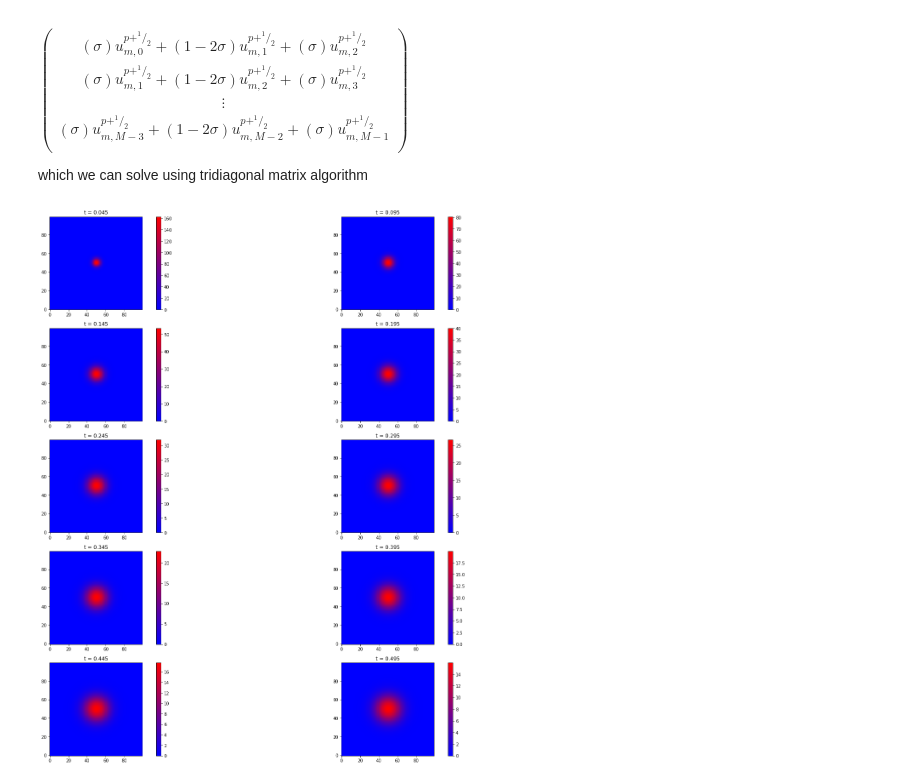
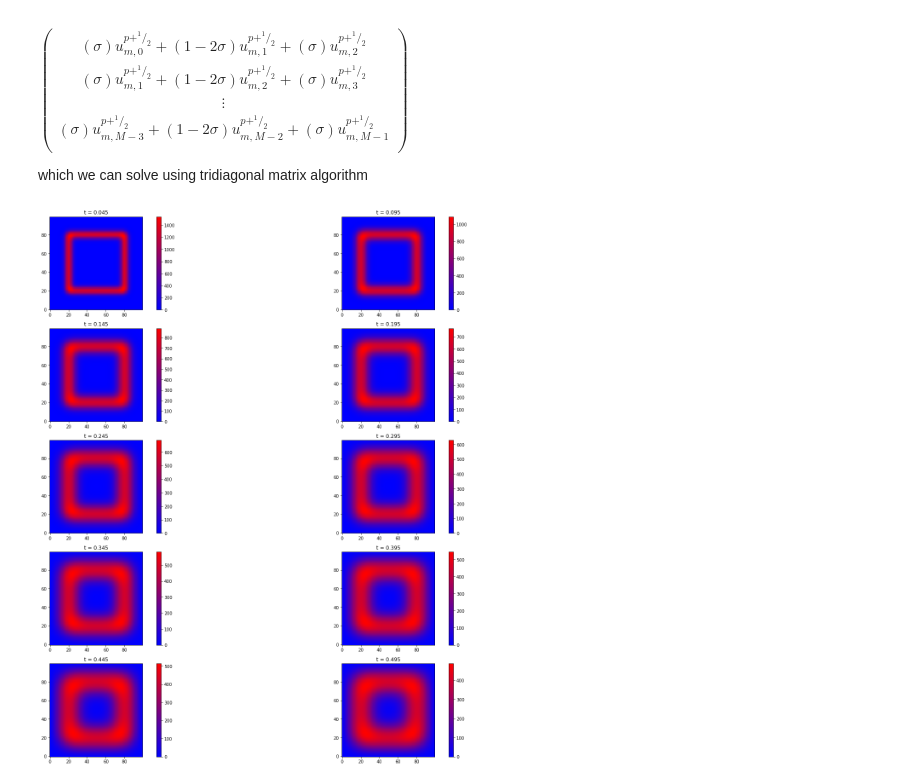
Before and after one commit to IgorSokoloff/MIPT_DCAM_COMPMATH_6SEM, a Jupyter notebook: Project.ipynb, the cells around one changed output. Cells and saved outputs as stored; diff of their text form; code cells hidden in the pictures.

Commit message:
Changed default conditions

```diff
--- a/Project.ipynb
+++ b/Project.ipynb
@@ -132,6 +130,9 @@ import numpy as np
 import matplotlib.pyplot as plt
 from matplotlib.colors import LinearSegmentedColormap
 %matplotlib inline
+# %%
+default_x = np.arange(20,81)
+default_y = np.arange(20,81)
 # %%
 ## parameters
 
@@ -146,7 +147,7 @@ Xmax = Ymax = 1
 number_of_plots = 10
 
 def plot2(u_plot, times, shape):
-    colors = [(0, 0, 1), (1, 0, 0)]  # R -> G -> B
+    colors = [(0, 0, 1), (1,0,0)]  # R -> G -> B
     n_bins = np.full((10), 1000)  # Discretizes the interpolation into bins
     cmap_name = 'my_list'
     fig, axs = plt.subplots(shape[0], shape[1], figsize=(20, 20))
@@ -181,17 +182,19 @@ def plot(u):
     plt.show()
 
 
-def delta(x, y):  # Начальное условие - дельта функция
-    return 1 / h ** 2 if (x == Xmax / 2 and y == Ymax / 2) else 0
+def delta(x, y, j, i):  # Начальное условие - дельта функция
+    #return 1 / h ** 2 if (x == Xmax / 2 and y == Ymax / 2) else 0
+    return 1 / h ** 2 if ((i in default_y and (j ==20 or j==80))or (j in default_x and (i ==20 or i==80))) else 0
 
     sig2 = 0.05**2;
     r2 = (x-Xmax/2)**2 + (y-Ymax/2)**2
 
-
     return np.exp(-r2 / sig2 / 2) / np.sqrt(2*np.pi*sig2)
     #return 1 / h ** 2 if (x == 0.02 and y == 0.02) else 0
 
-def boundary(t):  # Левое граничное условие
+
+
+def boundary(t):  # The left boundary condition
     return 0.0
 
 def solve_tdm(a, b, c, f):
@@ -222,7 +225,7 @@ def scheme(u, sigma, M):
     c[-1] = 0
     c[:-1] = -sigma
 
-    #промежуточный слой
+    #Intermediate layer
     for j in range(1, M - 1):
         for i in range(1, M - 1):
             f1[i - 1] = sigma * u[i][j - 1] + (1 - 2*sigma)*u[i][j] + sigma*u[i][j + 1]
@@ -232,7 +235,7 @@ def scheme(u, sigma, M):
         u_new[1:-1, j] = output1
 
     u = u_new.copy()
-    #целый слой
+    #Whole layer
     for i in range(1, M - 1):
         for j in range(1, M - 1):
             f2[j - 1] = sigma * u[i-1][j] + (1 - 2*sigma)*u[i][j] + sigma*u[i+1][j]
@@ -253,7 +256,7 @@ def solve_heat_conduction(u0, g, method, kappa=0.5, M=100, h=1/M, tau=h/2, tmax=
 
     for i in range (len(Y)):
         for j in range(len(X)):
-            u[i][j] = delta(X[j], Y[i])
+            u[i][j] = delta(X[j], Y[i], j, i)
 
     t = 0.0
     steps = 0.0
@@ -270,34 +273,35 @@ def solve_heat_conduction(u0, g, method, kappa=0.5, M=100, h=1/M, tau=h/2, tmax=
     while t < tmax:
         if t + tau > tmax: tau = tmax - t + 1e-14
         unext = np.empty_like(u)
-        # граничные условия
+
+        # Boundary conditions
         unext[0] = boundary(t + tau)
         unext[M - 1] = boundary(t + tau)
         unext[:, 0] = boundary(t + tau)
         unext[:, M - 1] = boundary(t + tau)
 
-        # В остальных точках считаем по заданной схеме
+        # At the remaining points we assume by the given scheme
         unext = method(u, sigma, M)
 
-        u = unext.copy()  # Переходим на новый слой по времени
+        u = unext.copy()  # Switch to a new layer in time
 
         if (i % 10 == 0):
             u_plot[j] = u.copy()
             times[j] = t
             j += 1
 
         t += tau;
         steps += 1
         i += 1
 
 
     #plot(u)
     return X, Y, u_plot, times
 
 
 X, Y, U_plot, Times= solve_heat_conduction(delta, boundary,scheme)
 
 plot2(U_plot, Times, (5, 2))
 #plot(U)
 # %% [output]
-[figure, old version]
+[figure, new version]
```
Also changed, not shown: parts of 1 cell of this notebook.
